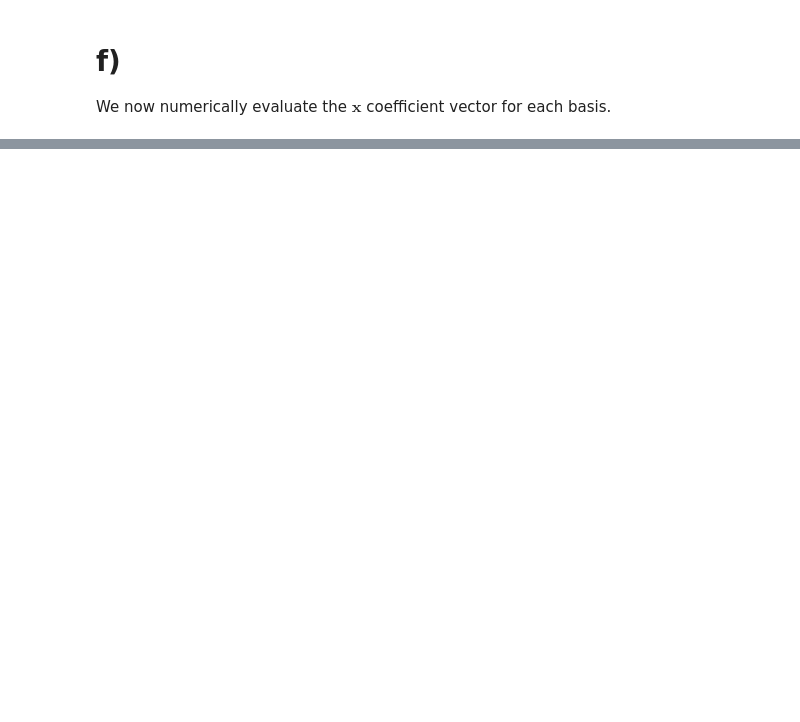
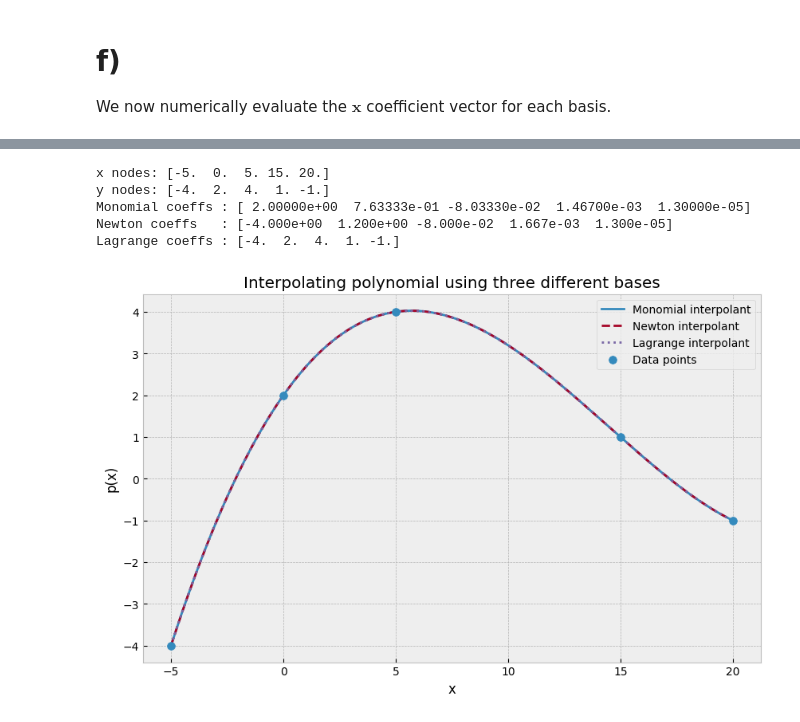
Before and after one commit to imported-canuck/MECH-309, a Jupyter notebook: Assignment 5/Assignment 5-Q3.ipynb, the cells around one changed output, grey strips where cells are left out. Drawn from its saved outputs; the diff is of its cells as text; code cells hidden in the pictures; blank space fills up the shorter version.

```diff
--- a/Assignment 5/Assignment 5-Q3.ipynb
+++ b/Assignment 5/Assignment 5-Q3.ipynb
@@ -264,0 +392,24 @@ We now numerically evaluate the $\textbf{x}$ coefficient vector for each basis.
+# %%
+import numpy as np
+import matplotlib.pyplot as plt
+
+# Extract interpolation nodes and data values from the given 5x2 array
+x_nodes = data[:, 0]
+y_nodes = data[:, 1]
+
+# Coefficient vectors from part (f)
+q_mon = x_mon.flatten()
+q_newt = x_newt.flatten()
+q_lagrange = x_lagrange.flatten()
+
+print("x nodes:", x_nodes)
+print("y nodes:", y_nodes)
+print("Monomial coeffs :", np.round(q_mon, 6))
+print("Newton coeffs   :", np.round(q_newt, 6))
+print("Lagrange coeffs :", np.round(q_lagrange, 6))
+# %% [output]
+x nodes: [-5.  0.  5. 15. 20.]
+y nodes: [-4.  2.  4.  1. -1.]
+Monomial coeffs : [ 2.00000e+00  7.63333e-01 -8.03330e-02  1.46700e-03  1.30000e-05]
+Newton coeffs   : [-4.000e+00  1.200e+00 -8.000e-02  1.667e-03  1.300e-05]
+Lagrange coeffs : [-4.  2.  4.  1. -1.]
@@ -264,0 +517,24 @@ We now numerically evaluate the $\textbf{x}$ coefficient vector for each basis.
+# %%
+# Fine plotting grid
+x_plot = np.linspace(np.min(x_nodes), np.max(x_nodes), 500)
+
+# Evaluate each interpolant
+y_mon = eval_monomial(x_plot, q_mon)
+y_newt = eval_newton(x_plot, q_newt, x_nodes)
+y_lagrange = eval_lagrange(x_plot, q_lagrange, x_nodes)
+
+# Plot
+plt.figure(figsize=(10, 6))
+plt.plot(x_plot, y_mon, label="Monomial interpolant", linewidth=2)
+plt.plot(x_plot, y_newt, "--", label="Newton interpolant", linewidth=2)
+plt.plot(x_plot, y_lagrange, ":", label="Lagrange interpolant", linewidth=2)
+plt.scatter(x_nodes, y_nodes, label="Data points", zorder=5, s=50)
+
+plt.xlabel("x")
+plt.ylabel("p(x)")
+plt.title("Interpolating polynomial using three different bases")
+plt.legend()
+plt.grid(True)
+plt.show()
+# %% [output]
+[figure, added]
```
Also changed, not shown: parts of 12 cells of this notebook.
